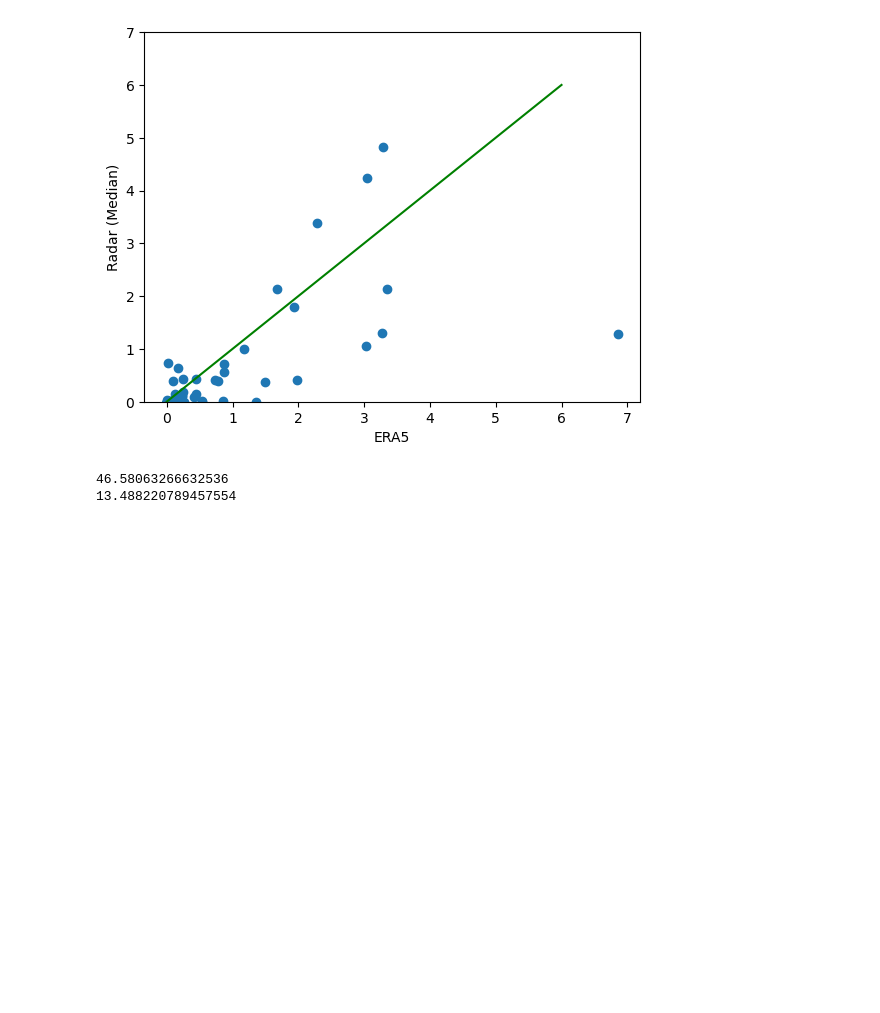
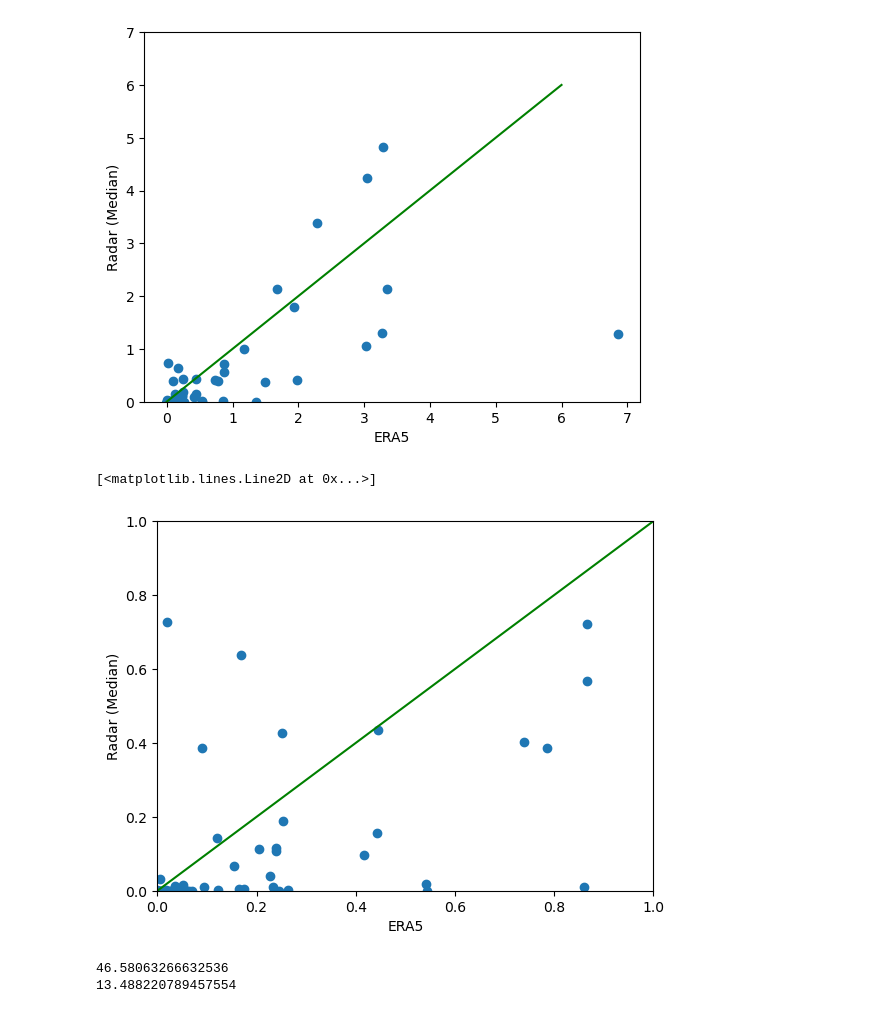
Before and after one commit to Troll-Observing-Network/neumayer-snowfall, a Jupyter notebook: TrollMarchAccum.ipynb, the cells around one changed output. Drawn from its saved outputs; the diff is of its cells as text; code cells hidden in the pictures; blank space fills up the shorter version.

Commit message:
new plots

```diff
--- a/TrollMarchAccum.ipynb
+++ b/TrollMarchAccum.ipynb
@@ -91,6 +97,16 @@ plt.plot(np.arange(0, 7), np.arange(0, 7), c='g')
 # %% [output]
 [<matplotlib.lines.Line2D at 0x...>]
 [figure]
+# %%
+plt.scatter(accum_daily_low, radar_accum)
+plt.xlabel("ERA5")
+plt.ylabel("Radar (Median)")
+plt.ylim(0, 1)
+plt.xlim(0, 1)
+plt.plot(np.arange(0, 7), np.arange(0, 7), c='g')
+# %% [output]
+[<matplotlib.lines.Line2D at 0x...>]
+[figure, added]
 # %%
 radar_accum_upper = np.zeros([92])
 
```
Also changed, not shown: parts of 5 cells of this notebook.
